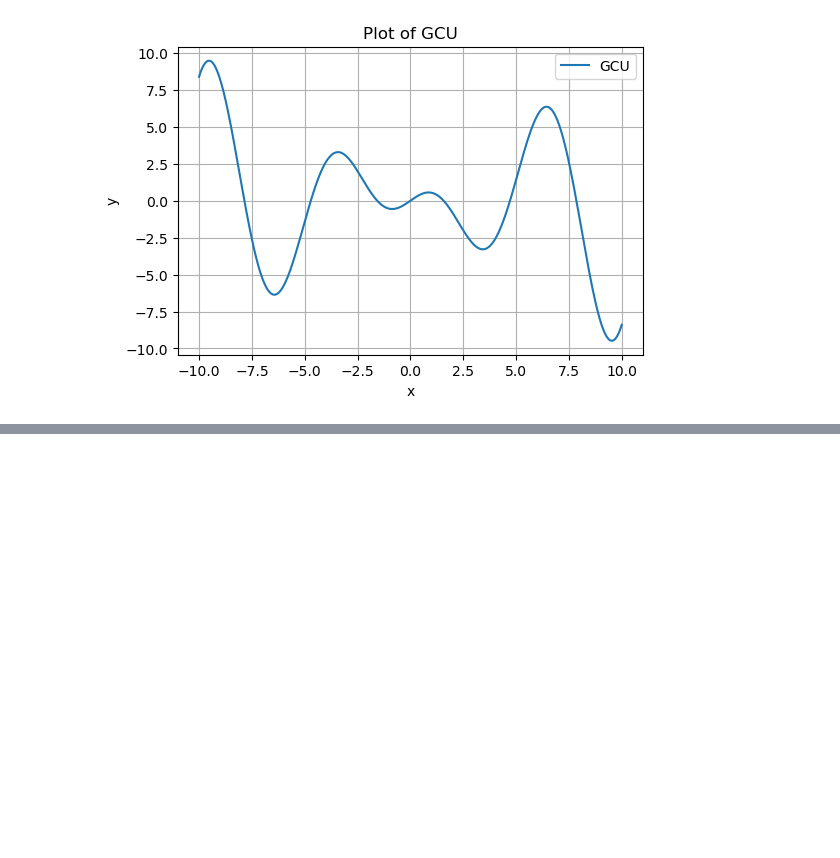
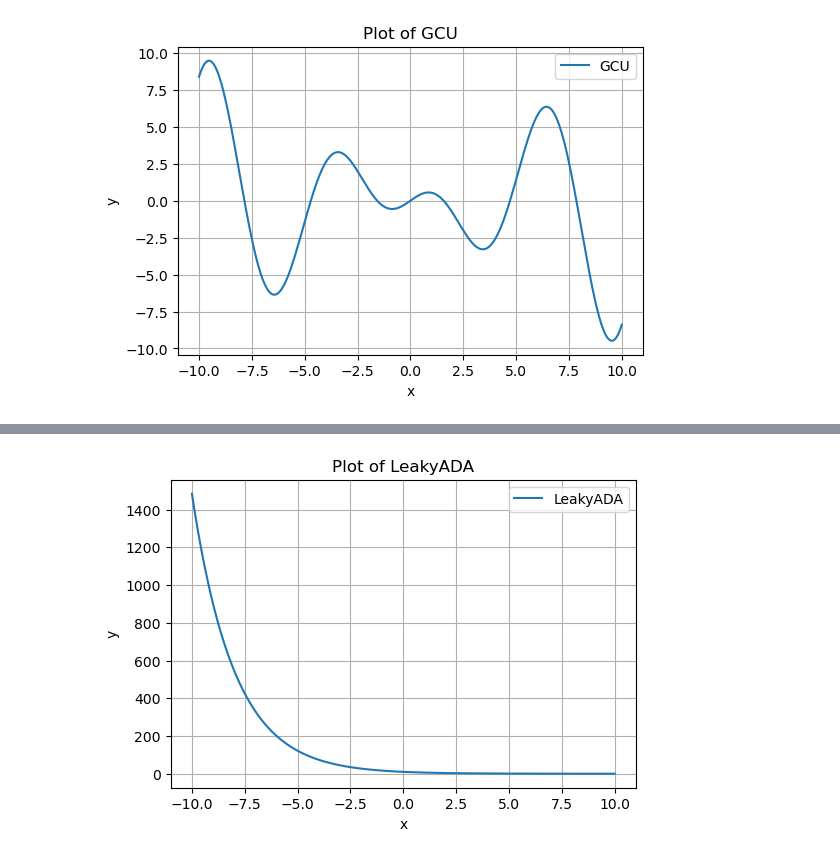
Before and after one commit to cgfalcon/FReLU-torch, a Jupyter notebook: activation_function_explore.ipynb, the cells around one changed output, grey strips where cells are left out. Drawn from its saved outputs; the diff is of its cells as text; code cells hidden in the pictures; blank space fills up the shorter version.

```diff
--- a/activation_function_explore.ipynb
+++ b/activation_function_explore.ipynb
@@ -92,0 +115,18 @@ plt.show()  # Display the plot
+# %%
+def leakyada(x, alpha=0.5, leak=0.01):
+    return leak * np.min(x, 0) + np.max(x, 0) * np.exp(-x * alpha)
+# %%
+x = np.linspace(-10, 10, 400)  # 400 points from -10 to 10
+y = leakyada(x)  # Compute y values for each x
+
+
+plt.figure(figsize=(6, 4))  # Optional: specifies the size of the figure
+plt.plot(x, y, label='LeakyADA')  # Plot x and y and label the curve
+plt.title('Plot of LeakyADA')  # Add a title
+plt.xlabel('x')  # Label the x-axis
+plt.ylabel('y')  # Label the y-axis
+plt.grid(True)  # Optionally add a grid
+plt.legend()  # Add a legend to explain what the curve represents
+plt.show()  # Display the plot
+# %% [output]
+[figure, added]
```
Also changed, not shown: parts of 4 cells of this notebook, 12 other files.
